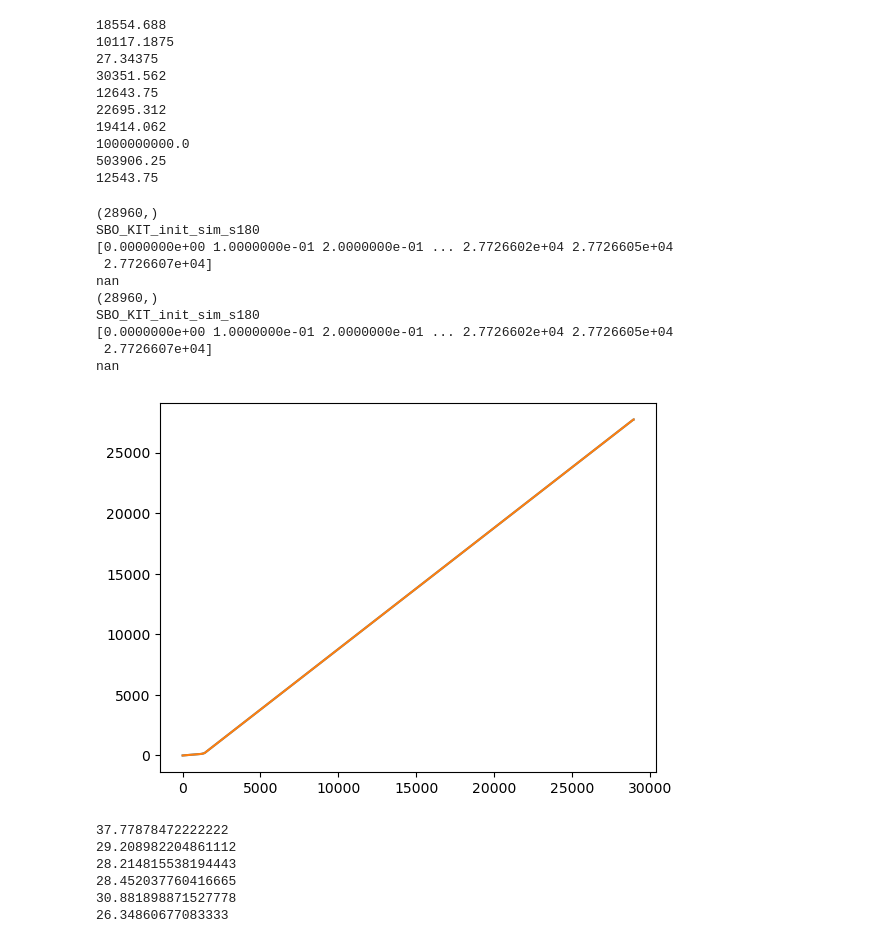
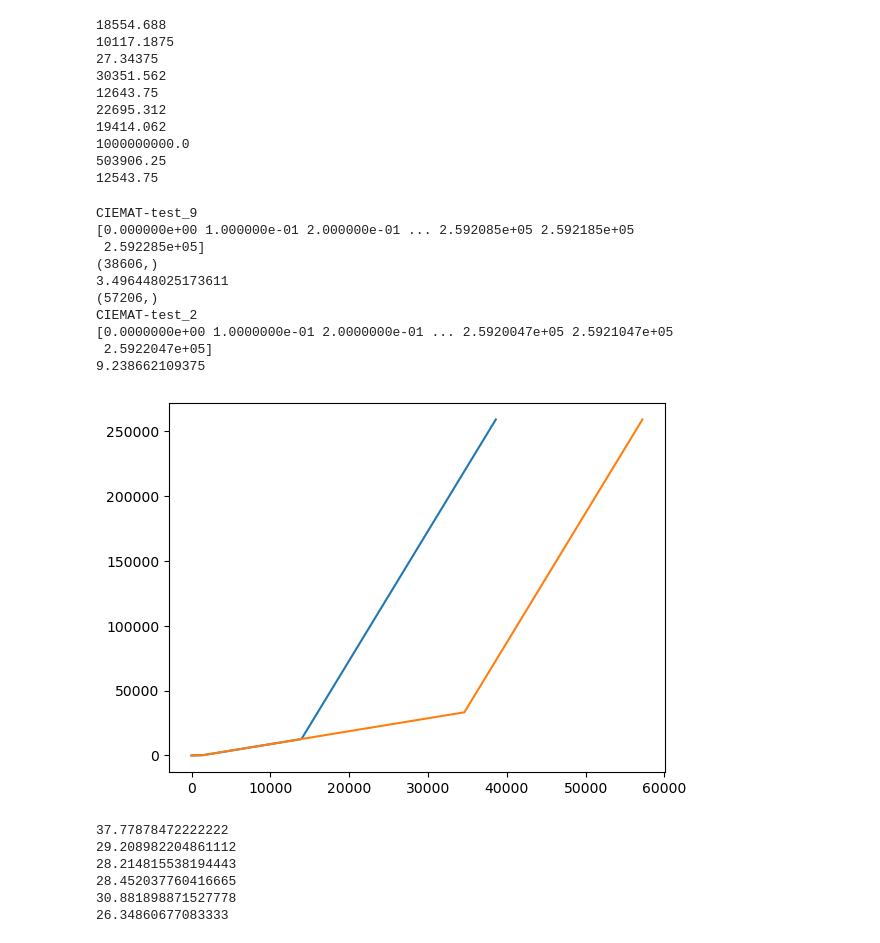
Before and after one commit to Aleartulon/ASTEC_surrogate_model, a Jupyter notebook: src/dataset_generation/download_and_explore/explore_data.ipynb, the cells around one changed output. Cells and saved outputs as stored; diff of their text form; code cells hidden in the pictures.

```diff
--- a/src/dataset_generation/download_and_explore/explore_data.ipynb
+++ b/src/dataset_generation/download_and_explore/explore_data.ipynb
@@ -106,32 +108,30 @@ with h5py.File(path_to_hdf5+'/'+str(774)+'.h5', 'r') as f:
 503906.25
 12543.75
 # %%
-
-with h5py.File('../../../../../../tudelft.net/staff-umbrella/eldar/ASTEC/original_hdf5/dataset_e6163a6a-33be-4dc7-b89c-eb9d3dd66b19'+'.h5', 'r') as f:
-    print(np.shape(f['vessel/mesh/x_alfa_vessel'][:][:,0]))
+with h5py.File('../../../../../../scratch/aalelonghi/ROM_datasets_ale/ASTEC/original_hdf5/9.h5', 'r') as f:
     print(f.attrs['archive_name'].decode('utf-8'))
     print(f['dimensions/time_points'][:])
     print(f['other/global/vessel_rupture_time'][:][-1]/3600)
     plt.plot(f['dimensions/time_points'][:])
 
 with h5py.File('../../../../../../tudelft.net/staff-umbrella/eldar/ASTEC/original_hdf5/dataset_7dee26bc-7fc7-45b3-ade2-80046d37a010'+'.h5', 'r') as f:
     print(np.shape(f['vessel/mesh/x_alfa_vessel'][:][:,0]))
     print(f.attrs['archive_name'].decode('utf-8'))
     print(f['dimensions/time_points'][:])
     print(f['other/global/vessel_rupture_time'][:][-1]/3600)
     plt.plot(f['dimensions/time_points'][:])
 # %% [output]
-(28960,)
-SBO_KIT_init_sim_s180
-[0.0000000e+00 1.0000000e-01 2.0000000e-01 ... 2.7726602e+04 2.7726605e+04
- 2.7726607e+04]
-nan
-(28960,)
-SBO_KIT_init_sim_s180
-[0.0000000e+00 1.0000000e-01 2.0000000e-01 ... 2.7726602e+04 2.7726605e+04
- 2.7726607e+04]
-nan
+CIEMAT-test_9
+[0.000000e+00 1.000000e-01 2.000000e-01 ... 2.592085e+05 2.592185e+05
+ 2.592285e+05]
+(38606,)
+3.496448025173611
+(57206,)
+CIEMAT-test_2
+[0.0000000e+00 1.0000000e-01 2.0000000e-01 ... 2.5920047e+05 2.5921047e+05
+ 2.5922047e+05]
+9.238662109375
-[figure, old version]
+[figure, new version]
 # %%
 for j in range(41):
     with h5py.File(path_to_hdf5+'/'+str(j+1)+'.h5', 'r') as f:
```
Also changed, not shown: parts of 1 cell of this notebook, 9 other files.
